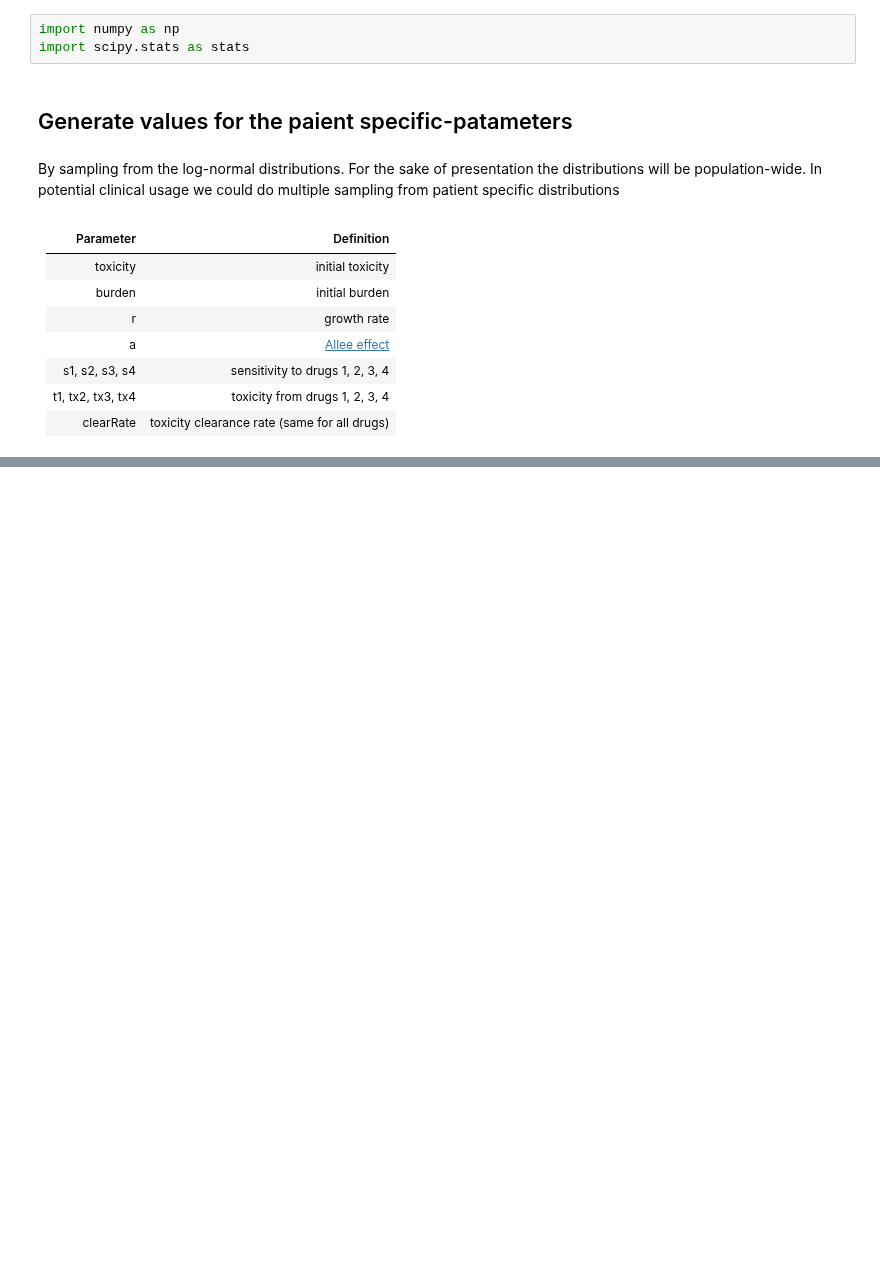
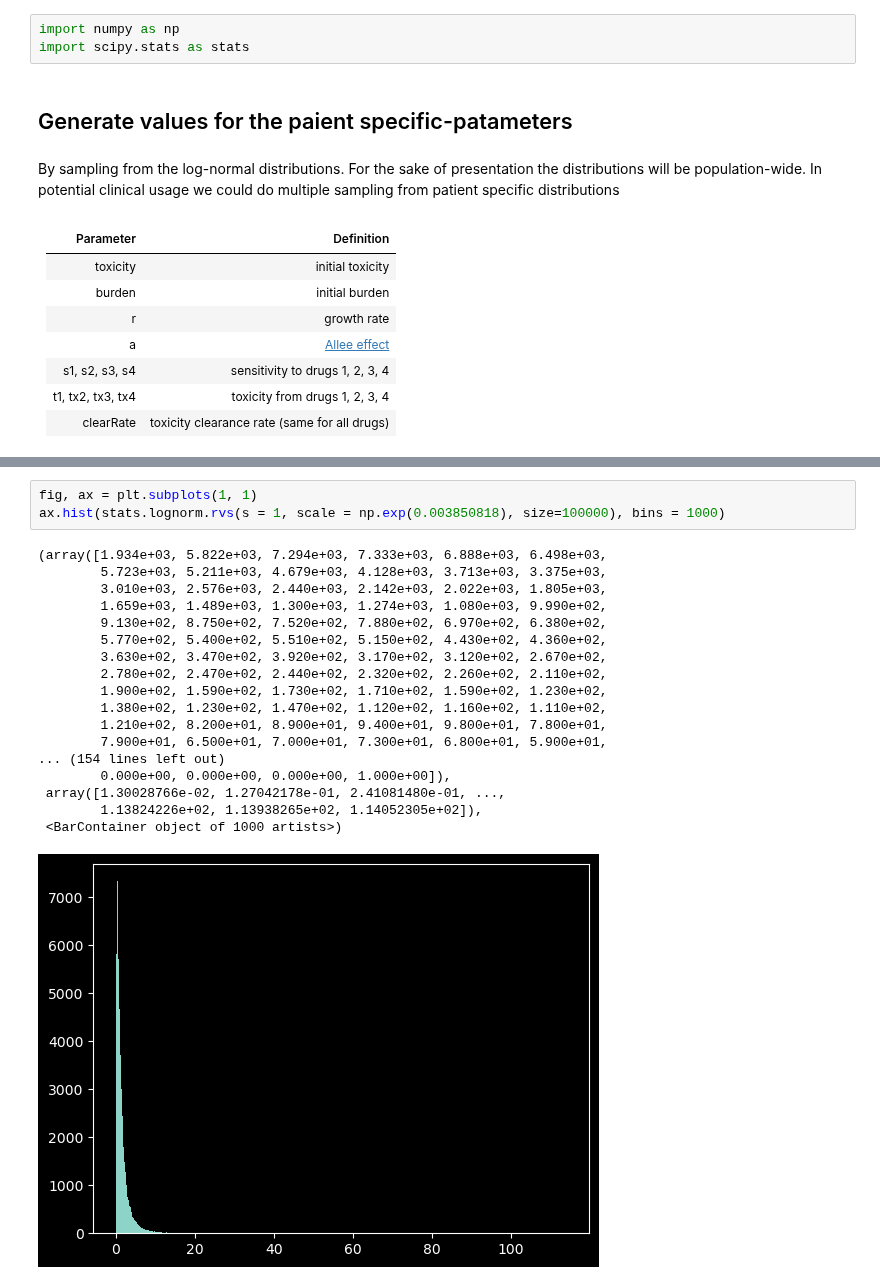
Before and after one commit to tony1747/patient-informed-decision-tool, a Jupyter notebook: paramGenerator.ipynb, the cells around one changed output, grey strips where cells are left out. Drawn from its saved outputs; the diff is of its cells as text; blank space fills up the shorter version.

```diff
--- a/paramGenerator.ipynb
+++ b/paramGenerator.ipynb
@@ -68,3 +111,25 @@ sample
+# %%
+fig, ax = plt.subplots(1, 1)
+ax.hist(stats.lognorm.rvs(s = 1, scale = np.exp(0.003850818), size=100000), bins = 1000)
+# %% [output]
+(array([1.934e+03, 5.822e+03, 7.294e+03, 7.333e+03, 6.888e+03, 6.498e+03,
+        5.723e+03, 5.211e+03, 4.679e+03, 4.128e+03, 3.713e+03, 3.375e+03,
+        3.010e+03, 2.576e+03, 2.440e+03, 2.142e+03, 2.022e+03, 1.805e+03,
+        1.659e+03, 1.489e+03, 1.300e+03, 1.274e+03, 1.080e+03, 9.990e+02,
+        9.130e+02, 8.750e+02, 7.520e+02, 7.880e+02, 6.970e+02, 6.380e+02,
+        5.770e+02, 5.400e+02, 5.510e+02, 5.150e+02, 4.430e+02, 4.360e+02,
+        3.630e+02, 3.470e+02, 3.920e+02, 3.170e+02, 3.120e+02, 2.670e+02,
+        2.780e+02, 2.470e+02, 2.440e+02, 2.320e+02, 2.260e+02, 2.110e+02,
+        1.900e+02, 1.590e+02, 1.730e+02, 1.710e+02, 1.590e+02, 1.230e+02,
+        1.380e+02, 1.230e+02, 1.470e+02, 1.120e+02, 1.160e+02, 1.110e+02,
+        1.210e+02, 8.200e+01, 8.900e+01, 9.400e+01, 9.800e+01, 7.800e+01,
+        7.900e+01, 6.500e+01, 7.000e+01, 7.300e+01, 6.800e+01, 5.900e+01,
+... (154 lines left out)
+        0.000e+00, 0.000e+00, 0.000e+00, 1.000e+00]),
+ array([1.30028766e-02, 1.27042178e-01, 2.41081480e-01, ...,
+        1.13824226e+02, 1.13938265e+02, 1.14052305e+02]),
+ <BarContainer object of 1000 artists>)
+[figure, added]
 # %%
 # store sample to patient_config.json
 import json
```
Also changed, not shown: parts of 5 cells of this notebook, 1 other file.
